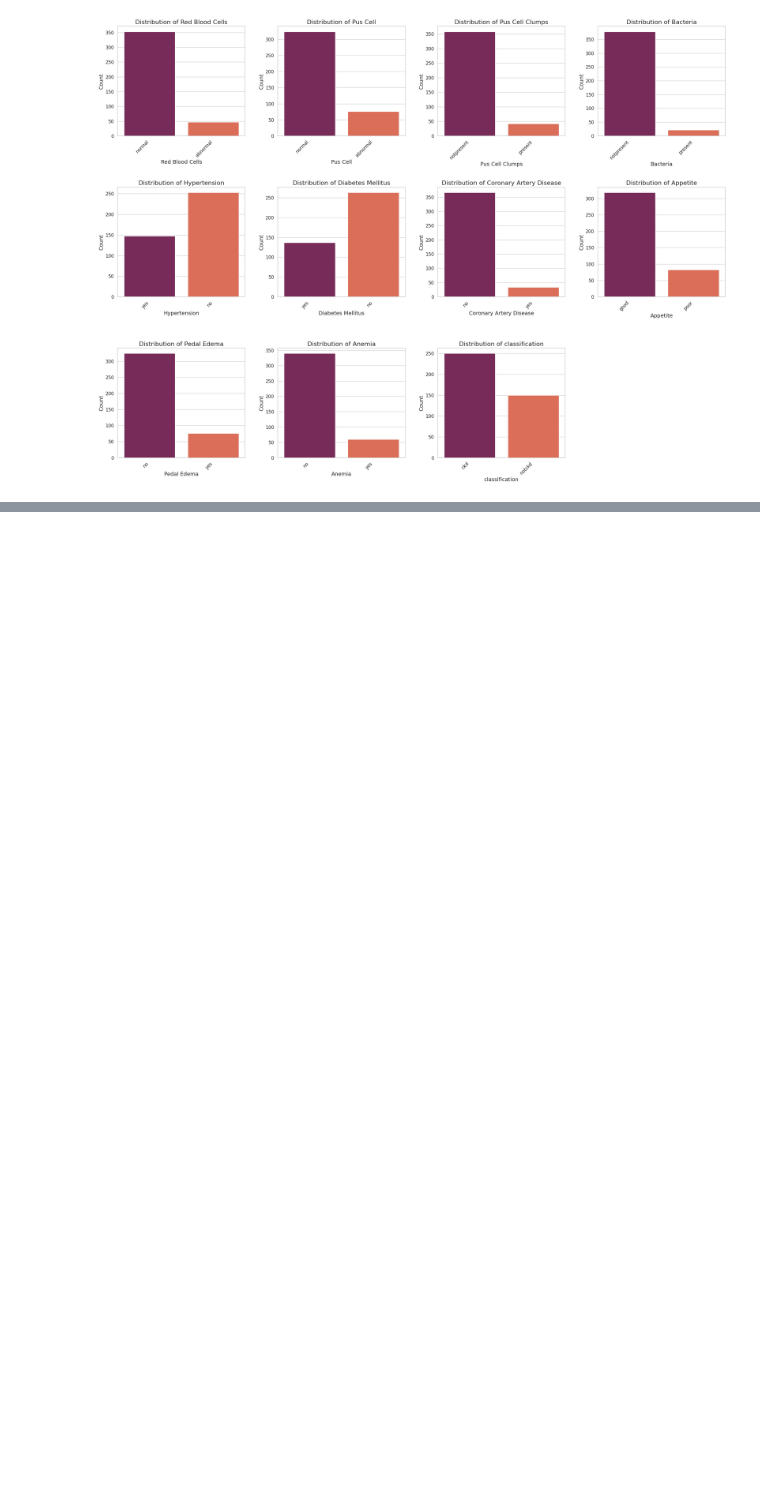
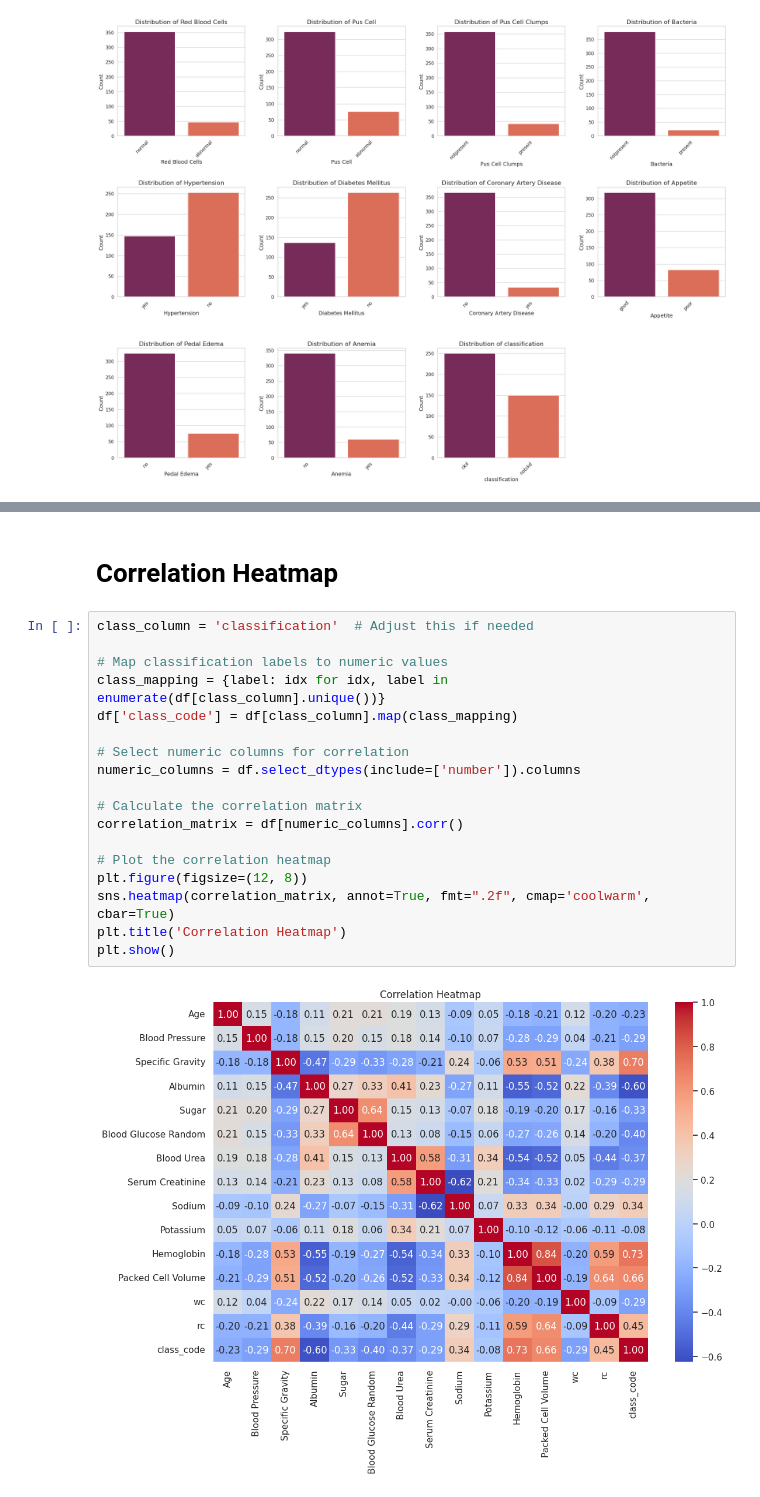
Before and after one commit to Seeratijaz/Final_Project_kidney_diesese_Classification, a Jupyter notebook: CKD_Classification_Using_ML_and_Deep_Learning.ipynb, the cells around one changed output, grey strips where cells are left out. Cells and saved outputs as stored; diff of their text form; blank space fills up the shorter version.

```diff
--- a/CKD_Classification_Using_ML_and_Deep_Learning.ipynb
+++ b/CKD_Classification_Using_ML_and_Deep_Learning.ipynb
@@ -304,0 +344,22 @@ plt.show()
+# %% [markdown]
+# Correlation Heatmap
+# %%
+class_column = 'classification'  # Adjust this if needed
+
+# Map classification labels to numeric values
+class_mapping = {label: idx for idx, label in enumerate(df[class_column].unique())}
+df['class_code'] = df[class_column].map(class_mapping)
+
+# Select numeric columns for correlation
+numeric_columns = df.select_dtypes(include=['number']).columns
+
+# Calculate the correlation matrix
+correlation_matrix = df[numeric_columns].corr()
+
+# Plot the correlation heatmap
+plt.figure(figsize=(12, 8))
+sns.heatmap(correlation_matrix, annot=True, fmt=".2f", cmap='coolwarm', cbar=True)
+plt.title('Correlation Heatmap')
+plt.show()
+# %% [output]
+[figure, added]
```
Also changed, not shown: parts of 39 cells of this notebook.
